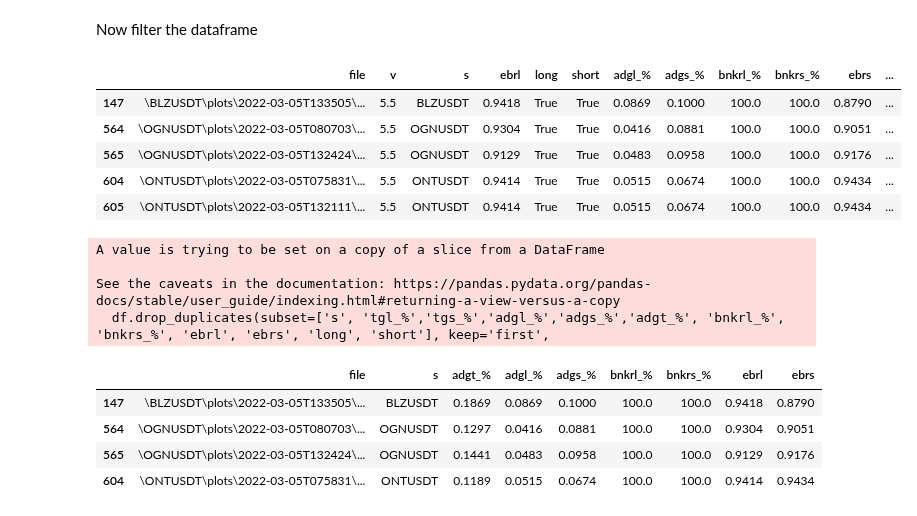
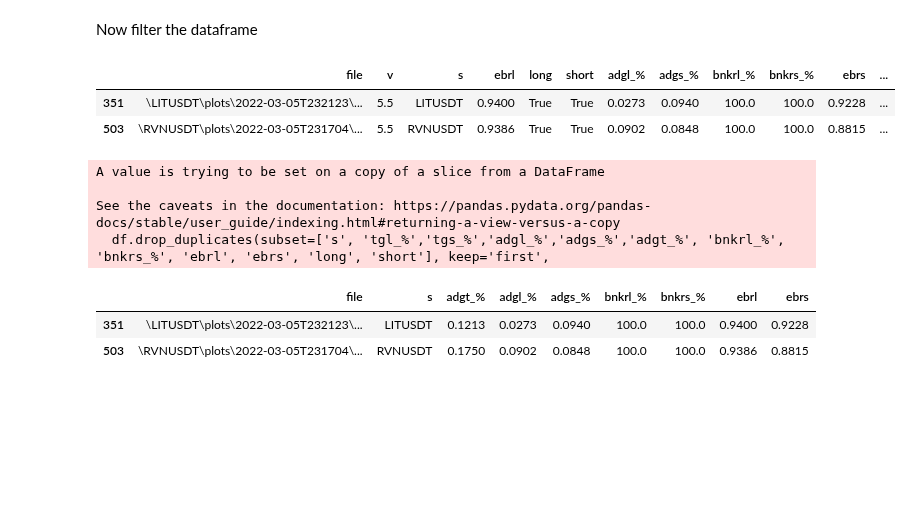
Before and after one commit to shroukkhan/passivbot, a Jupyter notebook: analyze_result.ipynb, the cells around one changed output. Drawn from its saved outputs; the diff is of its cells as text; code cells hidden in the pictures; blank space fills up the shorter version.

```diff
--- a/analyze_result.ipynb
+++ b/analyze_result.ipynb
@@ -84,39 +84,36 @@ allowed_symbols = ["ETHUSDT", "XRPUSDT", "1000SHIBUSDT", "DOGEUSDT", "ADAUSDT",
                    "STORJUSDT", "IOTAUSDT", "HOTUSDT", "NEOUSDT", "COMPUSDT",
                    "LINAUSDT", "KAVAUSDT", "BATUSDT", "WAVESUSDT", "IOSTUSDT",
                    "ALPHAUSDT", "RLCUSDT", "HBARUSDT", "DODOUSDT", "XMRUSDT",
                    "SNXUSDT", "ANKRUSDT", "DASHUSDT", "REEFUSDT", "ZENUSDT",
                    "CVCUSDT", "RENUSDT", "ICXUSDT", "RSRUSDT", "SKLUSDT",
                    "NKNUSDT", "BELUSDT", "ONTUSDT", "OGNUSDT", "BLZUSDT",
                    "MTLUSDT", "CTKUSDT", "RVNUSDT", "LITUSDT", "MKRUSDT",
                    "OCEANUSDT", "ZILUSDT", "UNFIUSDT", "BANDUSDT", "YFIIUSDT",
                    "TOMOUSDT", "TRBUSDT", "KNCUSDT", "STMXUSDT", "ZRXUSDT",
                    "SCUSDT", "AKROUSDT", "XEMUSDT", "FLMUSDT", "BALUSDT",
                    "BTSUSDT", "DGBUSDT", "DEFIUSDT"]
 
-allowed_symbols = ["ONTUSDT","OGNUSDT","BLZUSDT","DASHUSDT"]
+allowed_symbols = ["CTKUSDT","RVNUSDT","LITUSDT"]
 big_data['adgt_%'] = big_data['adgl_%'] + big_data['adgs_%']
 df = big_data[(big_data.s.isin(allowed_symbols))
               & (big_data['long'] == True)
               & (big_data['short'] == True)
               & (big_data['adgt_%'] > 0.09)
               & (big_data['bnkrl_%'] > 95.0)
               & (big_data['bnkrs_%'] > 95.0)
               & (big_data['ebrs'] > .85)
               & (big_data['ebrl'] > .85)
               & (big_data['v'] == '5.5')
 
     # & (big_data['tg_%'] > 10)
     # & (big_data['ebr'] > .85)
               ]
 #df['total_adg'] = big_data['adgl_%'] + big_data['adgs_%']
 df
 # %% [output]
 |  | file | v | s | ebrl | long | short | adgl_% | adgs_% | bnkrl_% | bnkrs_% | ebrs | ... |
-| 147 | \BLZUSDT\plots\2022-03-05T133505\... | 5.5 | BLZUSDT | 0.9418 | True | True | 0.0869 | 0.1000 | 100.0 | 100.0 | 0.8790 | ... |
-| 564 | \OGNUSDT\plots\2022-03-05T080703\... | 5.5 | OGNUSDT | 0.9304 | True | True | 0.0416 | 0.0881 | 100.0 | 100.0 | 0.9051 | ... |
-| 565 | \OGNUSDT\plots\2022-03-05T132424\... | 5.5 | OGNUSDT | 0.9129 | True | True | 0.0483 | 0.0958 | 100.0 | 100.0 | 0.9176 | ... |
-| 604 | \ONTUSDT\plots\2022-03-05T075831\... | 5.5 | ONTUSDT | 0.9414 | True | True | 0.0515 | 0.0674 | 100.0 | 100.0 | 0.9434 | ... |
-| 605 | \ONTUSDT\plots\2022-03-05T132111\... | 5.5 | ONTUSDT | 0.9414 | True | True | 0.0515 | 0.0674 | 100.0 | 100.0 | 0.9434 | ... |
+| 351 | \LITUSDT\plots\2022-03-05T232123\... | 5.5 | LITUSDT | 0.9400 | True | True | 0.0273 | 0.0940 | 100.0 | 100.0 | 0.9228 | ... |
+| 503 | \RVNUSDT\plots\2022-03-05T231704\... | 5.5 | RVNUSDT | 0.9386 | True | True | 0.0902 | 0.0848 | 100.0 | 100.0 | 0.8815 | ... |
 # %%
 df.drop_duplicates(subset=['s', 'tgl_%','tgs_%','adgl_%','adgs_%','adgt_%', 'bnkrl_%', 'bnkrs_%', 'ebrl', 'ebrs', 'long', 'short'], keep='first',
                    inplace=True)
@@ -128,7 +125,5 @@ A value is trying to be set on a copy of a slice from a DataFrame
 See the caveats in the documentation: https://pandas.pydata.org/pandas-docs/stable/user_guide/indexing.html#returning-a-view-versus-a-copy
   df.drop_duplicates(subset=['s', 'tgl_%','tgs_%','adgl_%','adgs_%','adgt_%', 'bnkrl_%', 'bnkrs_%', 'ebrl', 'ebrs', 'long', 'short'], keep='first',
 |  | file | s | adgt_% | adgl_% | adgs_% | bnkrl_% | bnkrs_% | ebrl | ebrs |
-| 147 | \BLZUSDT\plots\2022-03-05T133505\... | BLZUSDT | 0.1869 | 0.0869 | 0.1000 | 100.0 | 100.0 | 0.9418 | 0.8790 |
-| 564 | \OGNUSDT\plots\2022-03-05T080703\... | OGNUSDT | 0.1297 | 0.0416 | 0.0881 | 100.0 | 100.0 | 0.9304 | 0.9051 |
-| 565 | \OGNUSDT\plots\2022-03-05T132424\... | OGNUSDT | 0.1441 | 0.0483 | 0.0958 | 100.0 | 100.0 | 0.9129 | 0.9176 |
-| 604 | \ONTUSDT\plots\2022-03-05T075831\... | ONTUSDT | 0.1189 | 0.0515 | 0.0674 | 100.0 | 100.0 | 0.9414 | 0.9434 |
+| 351 | \LITUSDT\plots\2022-03-05T232123\... | LITUSDT | 0.1213 | 0.0273 | 0.0940 | 100.0 | 100.0 | 0.9400 | 0.9228 |
+| 503 | \RVNUSDT\plots\2022-03-05T231704\... | RVNUSDT | 0.1750 | 0.0902 | 0.0848 | 100.0 | 100.0 | 0.9386 | 0.8815 |
```
Also changed, not shown: parts of 1 cell of this notebook, 5 other files.
